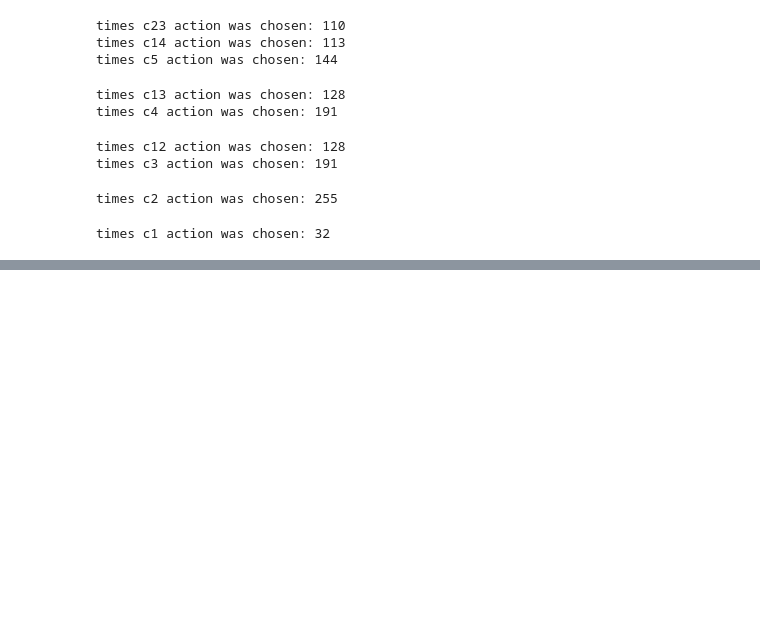
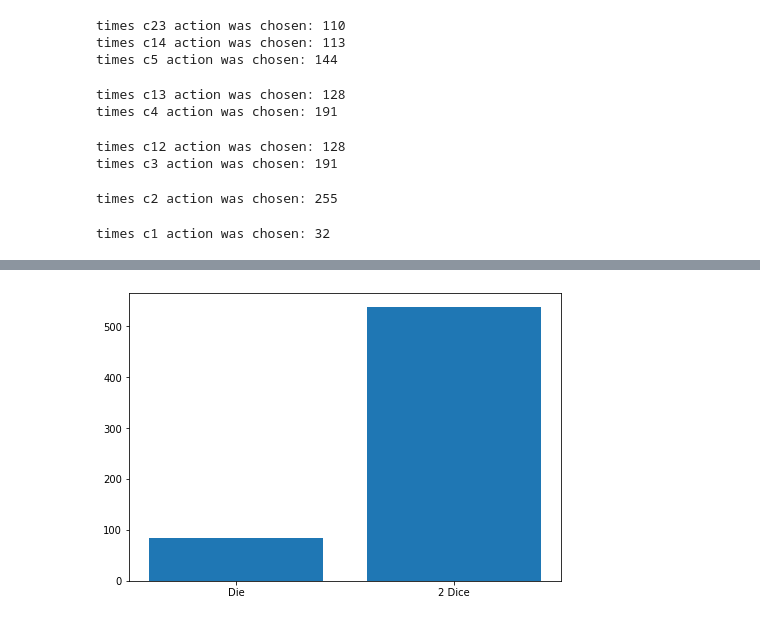
Before and after one commit to susamusa29/Prism-Modelling-Level4-Project, a Jupyter notebook: shut-the-box-game/property_analysis/Data_analysis.ipynb, the cells around one changed output, grey strips where cells are left out. Saved outputs shown, nothing was run; the diff lists cells and outputs as text; code cells hidden in the pictures; blank space fills up the shorter version.

Commit message:
add minimum reward strategy with results

```diff
--- a/shut-the-box-game/property_analysis/Data_analysis.ipynb
+++ b/shut-the-box-game/property_analysis/Data_analysis.ipynb
@@ -43,3 +43,17 @@ actions = np.loadtxt("stb_rmax.tra", delimiter=" ", skiprows=1, usecols=4, dtype
 6594  2    0   1   1   1   1   1   1   1   1   1
 
 [6595 rows x 11 columns]
+# %%
+# Read Text Files with Pandas using read_csv()
+
+# read text file into pandas DataFrame for minimum reward states
+df = pd.read_csv("~/project_files/prism-modelling-l4/shut-the-box-game/stb_rmin.sta", sep="\s+|:\(|,|\(|\)|:", engine="python", usecols = [i for i in range(1,12)])
+
+# get_array
+stb_sta = df.values
+
+print(df)
+
+states = np.loadtxt("stb_rmin.tra", delimiter=" ", skiprows=1, usecols=(0,2), dtype=int)
+trans_prblty = np.loadtxt("stb_rmin.tra", delimiter=" ", skiprows=1, usecols=3, dtype=float)
+actions = np.loadtxt("stb_rmin.tra", delimiter=" ", skiprows=1, usecols=4, dtype=str)
@@ -432,0 +521,19 @@ times c1 action was chosen: 32
+# %%
+# try some plots
+
+# Create figure and subplot
+
+# Plot the decision between two and one dice
+# when such decision is possible
+
+fig = plt.figure()
+ax = fig.add_axes([0,0,1,1])
+
+langs = ['Die', '2 Dice']
+count_d = np.array([count_1d, count789])
+
+ax.bar(langs,count_d)
+
+plt.show()
+# %% [output]
+[figure, added]
```
Also changed, not shown: parts of 3 cells of this notebook, 3 other files.
